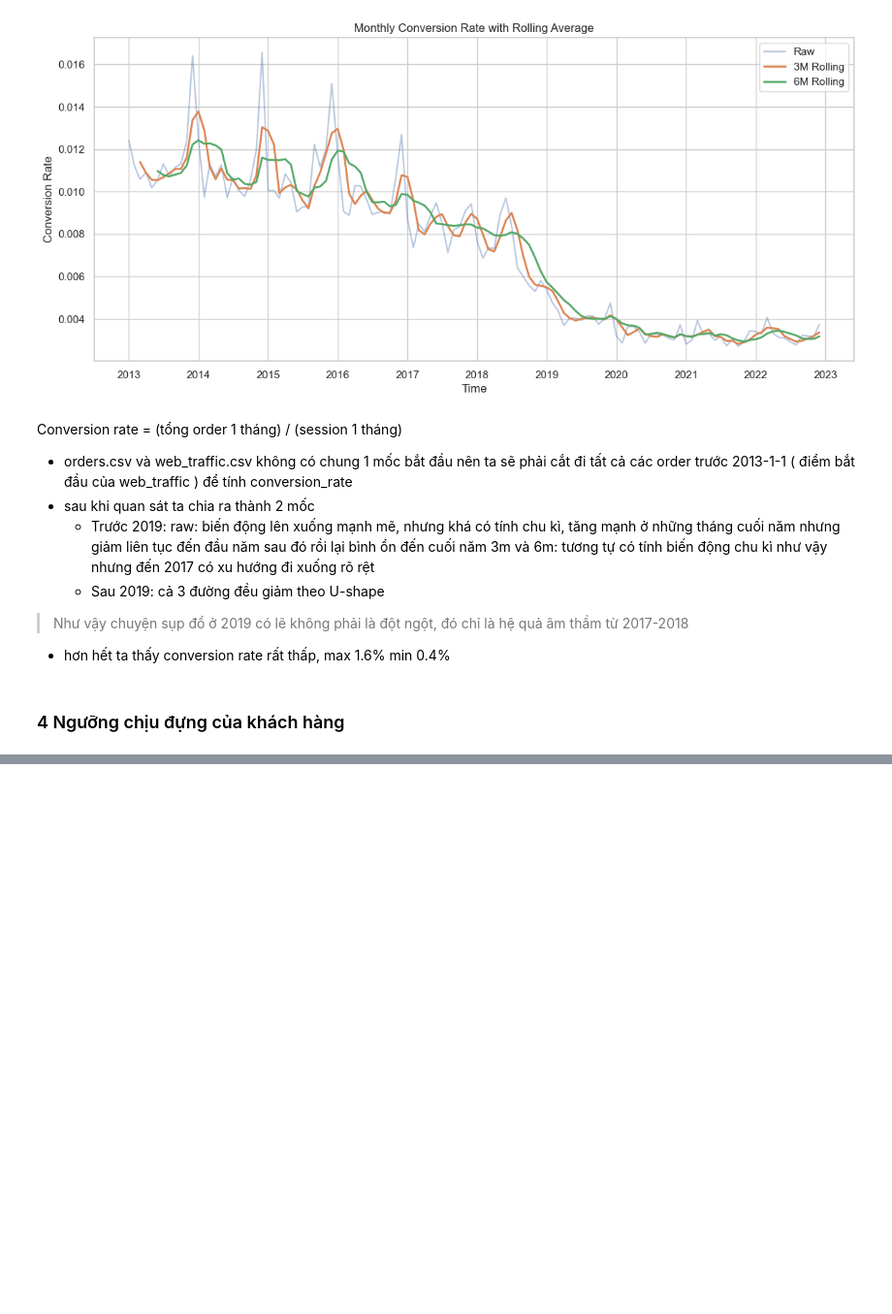
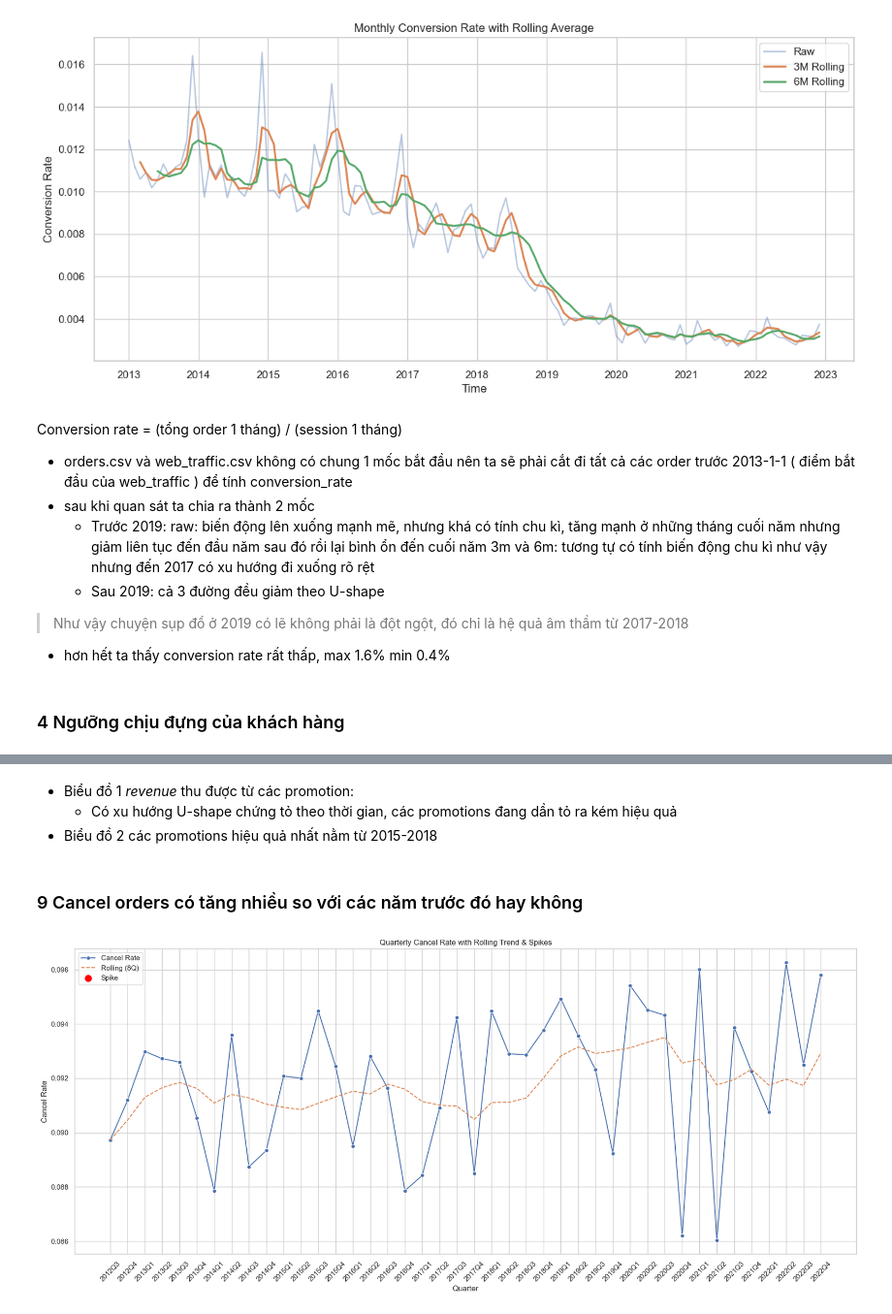
Before and after one commit to bee1zebub05/datathon-2026, a Jupyter notebook: insight.ipynb, the cells around one changed output, grey strips where cells are left out. Shown at 97% size. Cells and saved outputs as stored; diff of their text form; code cells hidden in the pictures; blank space fills up the shorter version.

```diff
--- a/insight.ipynb
+++ b/insight.ipynb
@@ -71,0 +250,78 @@ Conversion rate = (tổng order 1 tháng) / (session 1 tháng)
+# %% [markdown]
+- Biểu đồ 1 *revenue* thu được từ các promotion:
+    - Có xu hướng U-shape chứng tỏ theo thời gian, các promotions đang dần tỏ ra kém hiệu quả
+- Biểu đồ 2 các promotions hiệu quả nhất nằm từ 2015-2018
+# %% [markdown]
+### 9 Cancel orders có tăng nhiều so với các năm trước đó hay không
+# %%
+# ===== Cancel Order Analysis - Quarterly + Rolling + Spike =====
+import pandas as pd
+import seaborn as sns
+import matplotlib.pyplot as plt
+
+# Load data
+orders = pd.read_csv('data/orders.csv')
+
+# Parse date
+orders['order_date'] = pd.to_datetime(orders['order_date'])
+
+# ===== Create quarter =====
+orders['quarter'] = orders['order_date'].dt.to_period('Q')
+
+# ===== Cancel filter =====
+cancel_orders = orders[orders['order_status'] == 'cancelled'].copy()
+
+# ===== Aggregate =====
+quarterly_cancel = cancel_orders.groupby('quarter').size().rename('cancel_count')
+quarterly_total = orders.groupby('quarter').size().rename('total_orders')
+
+quarterly = pd.concat([quarterly_cancel, quarterly_total], axis=1).fillna(0)
+quarterly['cancel_rate'] = quarterly['cancel_count'] / quarterly['total_orders']
+
+# Sort index (important)
+quarterly = quarterly.sort_index()
+
+# ===== Rolling trend (8 quý) =====
+quarterly['cancel_rate_smooth'] = quarterly['cancel_rate'].rolling(window=8, min_periods=1).mean()
+
+# ===== Spike detection =====
+quarterly['pct_change'] = quarterly['cancel_rate'].pct_change()
+
+# Define spike threshold (bạn có thể chỉnh)
+threshold = 0.3  # tăng >30% là spike
+quarterly['spike'] = quarterly['pct_change'] > threshold
+
+# Reset index để plot
+quarterly = quarterly.reset_index()
+quarterly['quarter_str'] = quarterly['quarter'].astype(str)
+
+# ===== Visualization =====
+sns.set_style("whitegrid")
+plt.figure(figsize=(18,8))
+
+# Main line
+sns.lineplot(data=quarterly, x='quarter_str', y='cancel_rate', marker='o', label='Cancel Rate')
+
+# Rolling line
+sns.lineplot(data=quarterly, x='quarter_str', y='cancel_rate_smooth', linestyle='--', label='Rolling (8Q)')
+
+# Highlight spikes
+spikes = quarterly[quarterly['spike']]
+
+plt.scatter(spikes['quarter_str'], spikes['cancel_rate'],
+            color='red', s=100, label='Spike')
+
+# Annotate spikes
+for i, row in spikes.iterrows():
+    plt.text(i, row['cancel_rate'], f"{row['pct_change']:.1%}", color='red')
+
+plt.title('Quarterly Cancel Rate with Rolling Trend & Spikes')
+plt.xlabel('Quarter')
+plt.ylabel('Cancel Rate')
+plt.xticks(rotation=45)
+plt.legend()
+
+plt.tight_layout()
+plt.show()
+# %% [output]
+[figure, added]
```
Also changed, not shown: parts of 10 cells of this notebook.
